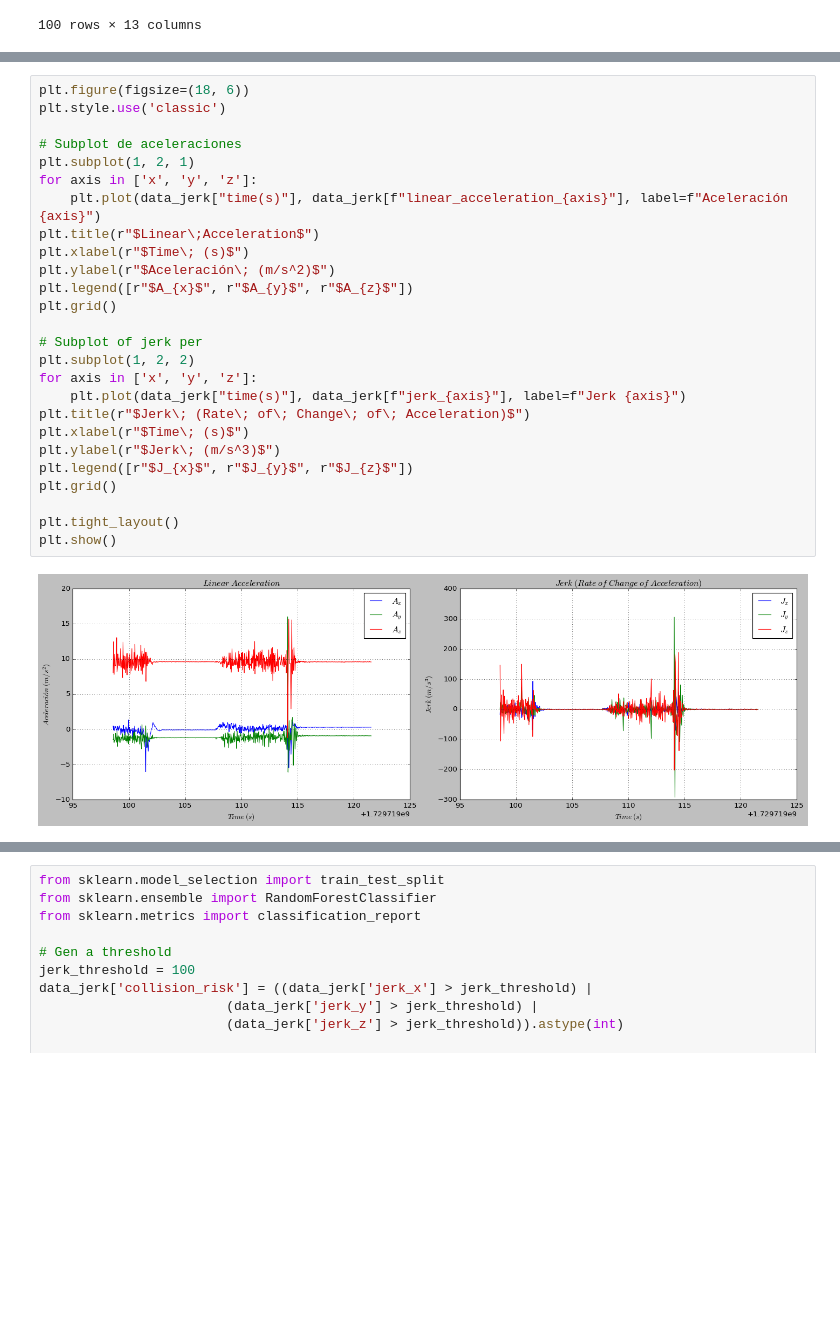
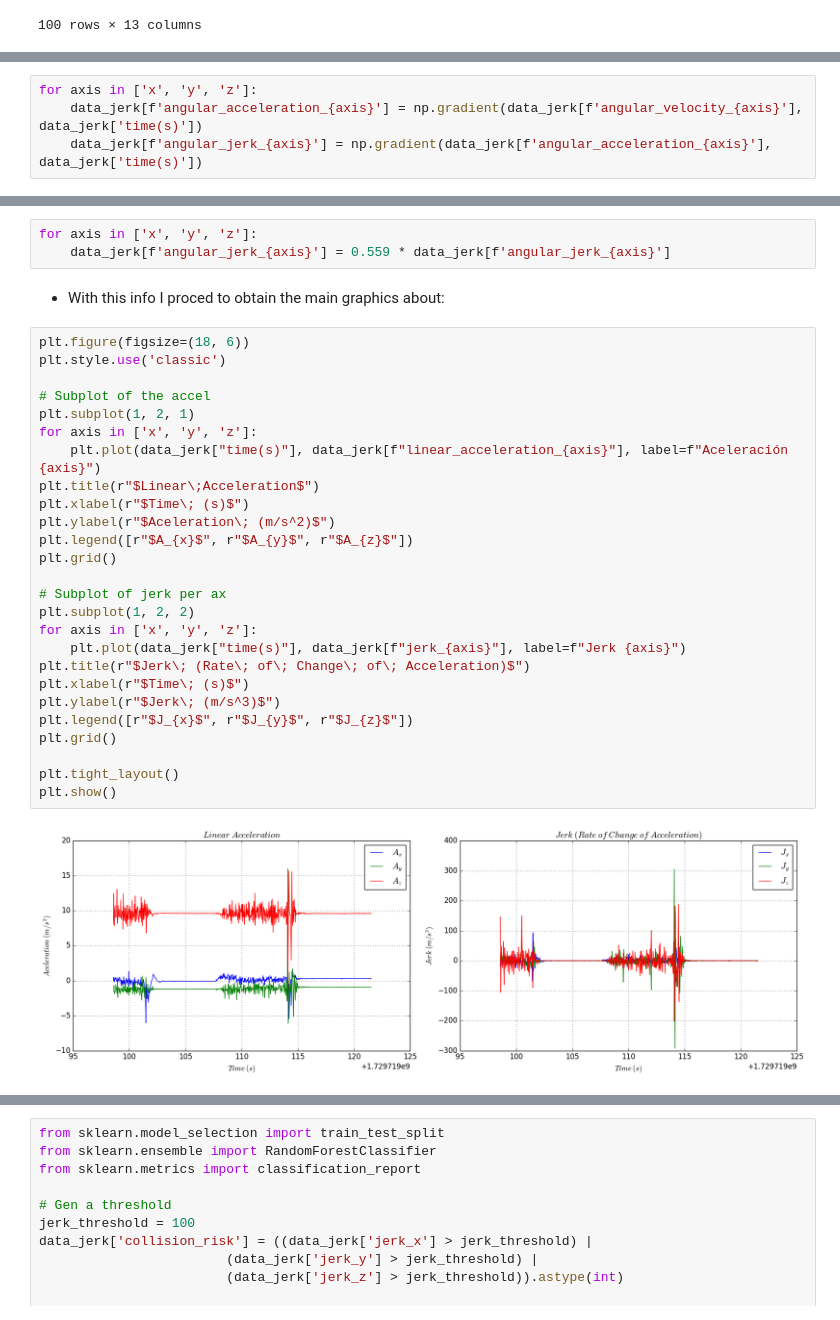
Before and after one commit to DuneV/Kiwi-IE-test, a Jupyter notebook: analysis/notebooks/processing.ipynb, the cells around one changed output, grey strips where cells are left out. Drawn from its saved outputs; the diff is of its cells as text; blank space fills up the shorter version.

```diff
--- a/analysis/notebooks/processing.ipynb
+++ b/analysis/notebooks/processing.ipynb
@@ -102,0 +218,4 @@ for axis in ['x', 'y', 'z']:
+# %%
+for axis in ['x', 'y', 'z']:
+    data_jerk[f'angular_acceleration_{axis}'] = np.gradient(data_jerk[f'angular_velocity_{axis}'], data_jerk['time(s)'])
+    data_jerk[f'angular_jerk_{axis}'] = np.gradient(data_jerk[f'angular_acceleration_{axis}'], data_jerk['time(s)'])
@@ -103,28 +227,33 @@ for axis in ['x', 'y', 'z']:
+# %%
+for axis in ['x', 'y', 'z']:
+    data_jerk[f'angular_jerk_{axis}'] = 0.559 * data_jerk[f'angular_jerk_{axis}']
+# %% [markdown]
+- With this info I proced to obtain the main graphics about:
 # %%
 plt.figure(figsize=(18, 6))
 plt.style.use('classic')
 
-# Subplot de aceleraciones
+# Subplot of the accel
 plt.subplot(1, 2, 1)
 for axis in ['x', 'y', 'z']:
     plt.plot(data_jerk["time(s)"], data_jerk[f"linear_acceleration_{axis}"], label=f"Aceleración {axis}")
 plt.title(r"$Linear\;Acceleration$")
 plt.xlabel(r"$Time\; (s)$")
-plt.ylabel(r"$Aceleración\; (m/s^2)$")
+plt.ylabel(r"$Aceleration\; (m/s^2)$")
 plt.legend([r"$A_{x}$", r"$A_{y}$", r"$A_{z}$"])
 plt.grid()
 
-# Subplot of jerk per
+# Subplot of jerk per ax
 plt.subplot(1, 2, 2)
 for axis in ['x', 'y', 'z']:
     plt.plot(data_jerk["time(s)"], data_jerk[f"jerk_{axis}"], label=f"Jerk {axis}")
 plt.title(r"$Jerk\; (Rate\; of\; Change\; of\; Acceleration)$")
 plt.xlabel(r"$Time\; (s)$")
 plt.ylabel(r"$Jerk\; (m/s^3)$")
 plt.legend([r"$J_{x}$", r"$J_{y}$", r"$J_{z}$"])
 plt.grid()
 
 plt.tight_layout()
 plt.show()
 # %% [output]
-[figure, old version]
+[figure, new version]
```
Also changed, not shown: parts of 107 cells of this notebook, 43 other files.
